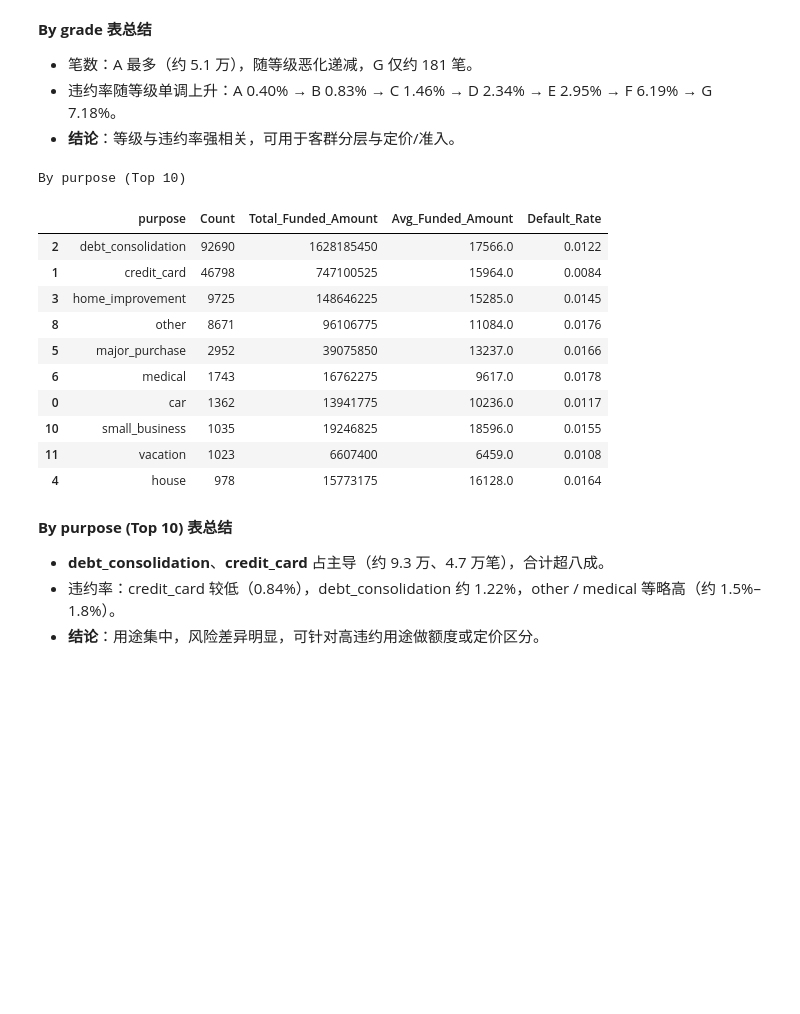
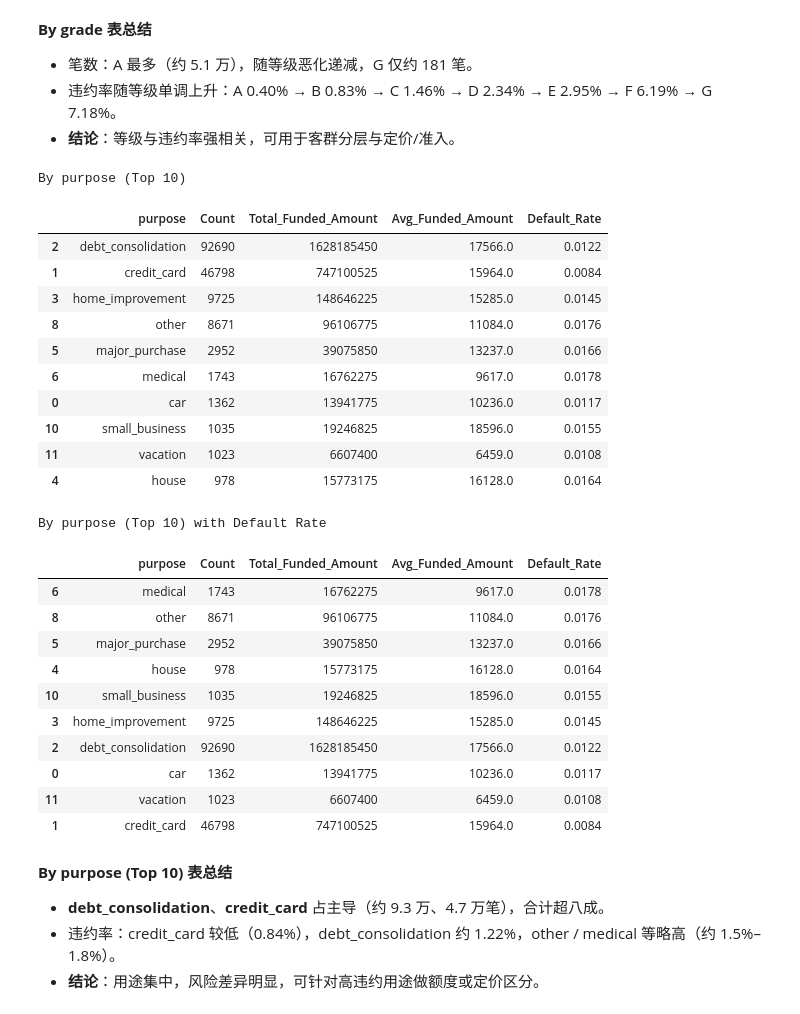
Before and after one commit to cjcleo/credit-loan-analytics, a Jupyter notebook: src/2_data_summary.ipynb, the cells around one changed output. Cells and saved outputs as stored; diff of their text form; code cells hidden in the pictures; blank space fills up the shorter version.

```diff
--- a/src/2_data_summary.ipynb
+++ b/src/2_data_summary.ipynb
@@ -90,23 +91,38 @@ By grade
 - 违约率随等级单调上升：A 0.40% → B 0.83% → C 1.46% → D 2.34% → E 2.95% → F 6.19% → G 7.18%。
 - **结论**：等级与违约率强相关，可用于客群分层与定价/准入。
 # %%
-by_purpose = struct_by_dim(df, "purpose")
-by_purpose = by_purpose.sort_values("Count", ascending=False).head(10)
+by_purpose = struct_by_dim(df, "purpose") #就是用上面定义的函数，按purpose分组
+by_purpose = by_purpose.sort_values("Count", ascending=False).head(10) #按by_purpose的Count列降序排序，并取前10行
 print("By purpose (Top 10)")
 display(by_purpose)
+by_purpose_dr=by_purpose.sort_values("Default_Rate", ascending=False).head(10)
+print("By purpose (Top 10) with Default Rate")
+display(by_purpose_dr)
 # %% [output]
 By purpose (Top 10)
 |  | purpose | Count | Total_Funded_Amount | Avg_Funded_Amount | Default_Rate |
 | 2 | debt_consolidation | 92690 | 1628185450 | 17566.0 | 0.0122 |
 | 1 | credit_card | 46798 | 747100525 | 15964.0 | 0.0084 |
 | 3 | home_improvement | 9725 | 148646225 | 15285.0 | 0.0145 |
 | 8 | other | 8671 | 96106775 | 11084.0 | 0.0176 |
 | 5 | major_purchase | 2952 | 39075850 | 13237.0 | 0.0166 |
 | 6 | medical | 1743 | 16762275 | 9617.0 | 0.0178 |
 | 0 | car | 1362 | 13941775 | 10236.0 | 0.0117 |
 | 10 | small_business | 1035 | 19246825 | 18596.0 | 0.0155 |
 | 11 | vacation | 1023 | 6607400 | 6459.0 | 0.0108 |
 | 4 | house | 978 | 15773175 | 16128.0 | 0.0164 |
+By purpose (Top 10) with Default Rate
+|  | purpose | Count | Total_Funded_Amount | Avg_Funded_Amount | Default_Rate |
+| 6 | medical | 1743 | 16762275 | 9617.0 | 0.0178 |
+| 8 | other | 8671 | 96106775 | 11084.0 | 0.0176 |
+| 5 | major_purchase | 2952 | 39075850 | 13237.0 | 0.0166 |
+| 4 | house | 978 | 15773175 | 16128.0 | 0.0164 |
+| 10 | small_business | 1035 | 19246825 | 18596.0 | 0.0155 |
+| 3 | home_improvement | 9725 | 148646225 | 15285.0 | 0.0145 |
+| 2 | debt_consolidation | 92690 | 1628185450 | 17566.0 | 0.0122 |
+| 0 | car | 1362 | 13941775 | 10236.0 | 0.0117 |
+| 11 | vacation | 1023 | 6607400 | 6459.0 | 0.0108 |
+| 1 | credit_card | 46798 | 747100525 | 15964.0 | 0.0084 |
 # %% [markdown]
 **By purpose (Top 10) 表总结**
 - **debt_consolidation**、**credit_card** 占主导（约 9.3 万、4.7 万笔），合计超八成。
```
Also changed, not shown: parts of 6 cells of this notebook, 1 other file.
